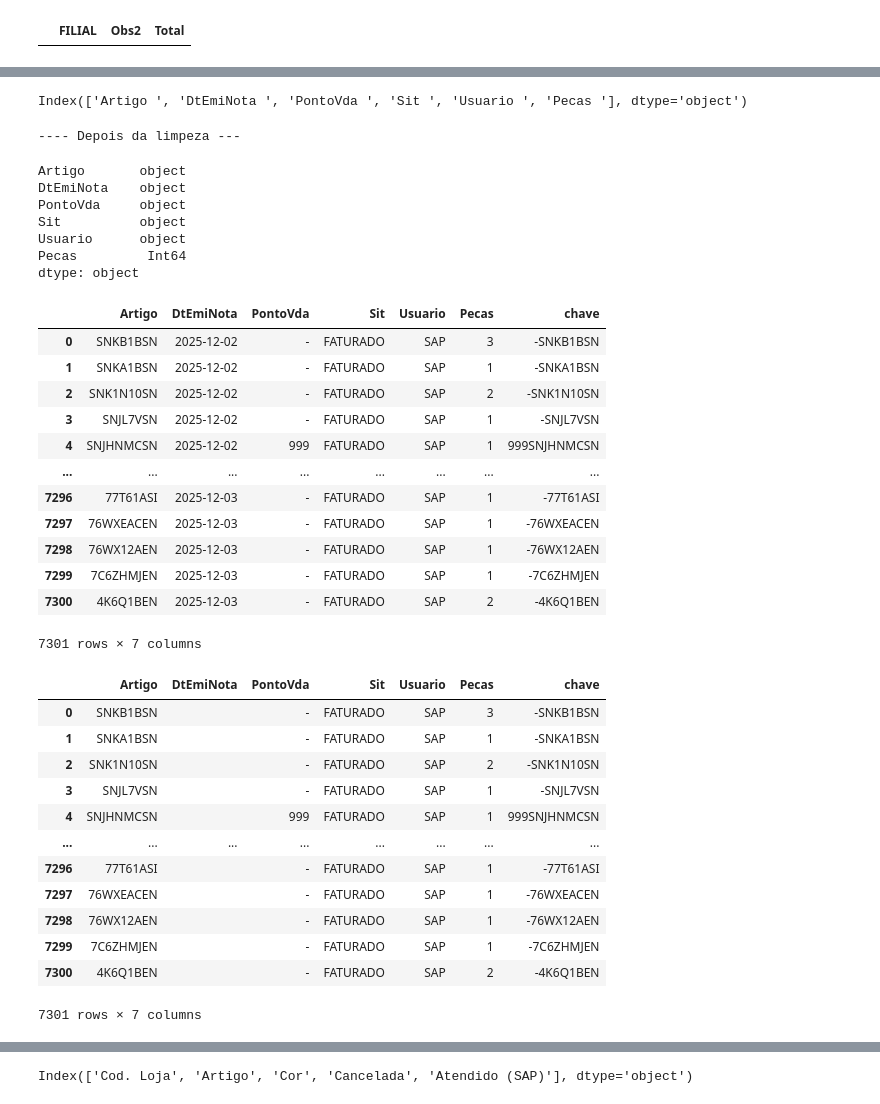
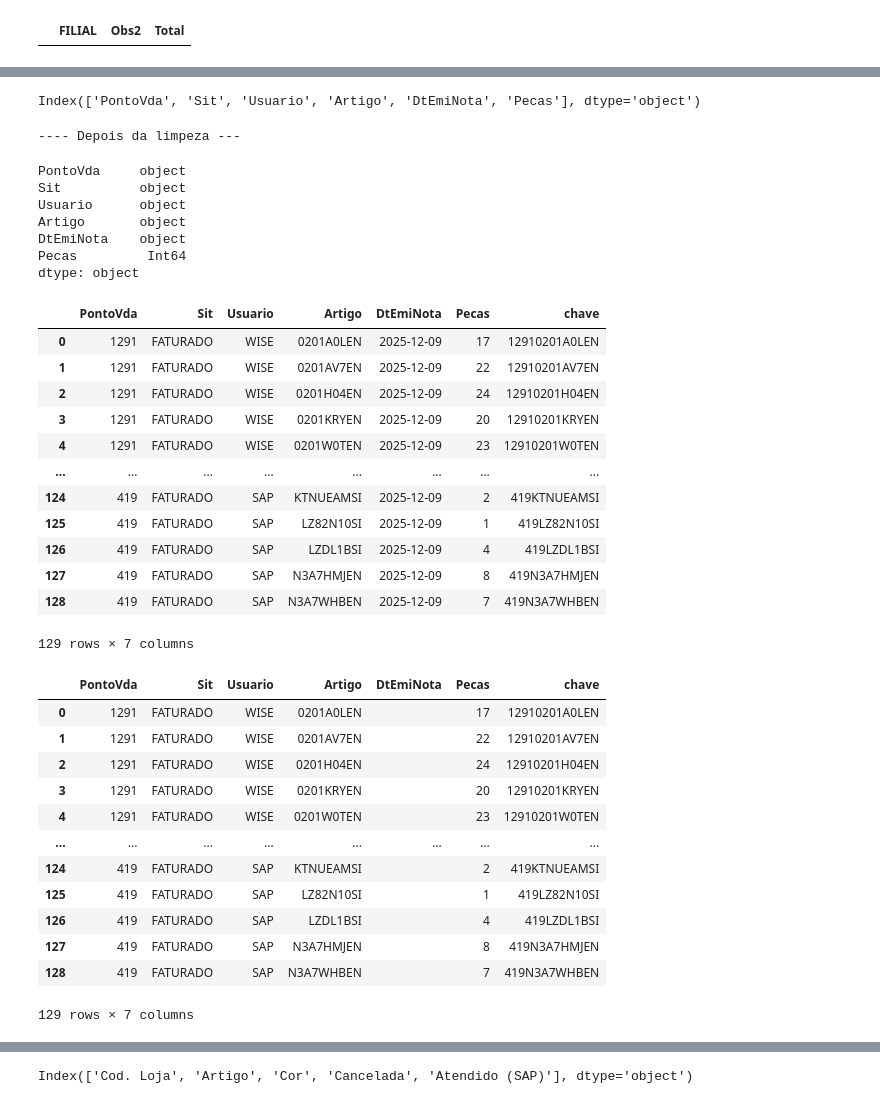
Before and after one commit to Gabrielxdev/TRABALHO, a Jupyter notebook: carteira_estoque.ipynb, the cells around one changed output, grey strips where cells are left out. Saved outputs shown, nothing was run; the diff lists cells and outputs as text; code cells hidden in the pictures.

```diff
--- a/carteira_estoque.ipynb
+++ b/carteira_estoque.ipynb
@@ -9,12 +9,12 @@ from pathlib import Path
 
 bases_path = Path("bases")
 
-checklist = bases_path / "HERING_FRANQUIA_checklist_RA_SMOOTH_0_2_2025-12-03.xlsx"
-relatorio = bases_path / "relatorio.xlsx"
-estoque = bases_path / "STK_3.12.xlsx"
-carteira = bases_path / "CA_APS_3.12.xlsx"
-carteira_fat = bases_path / "CA_F_3.12.xlsx"
-df_check = pd.read_excel(checklist, usecols=['FILIAL', 'ARTIGO_COR', 'PRESENTE', 'TRANSITO', 'EMBALADO', 'RESERVADO'], engine="calamine")
+checklist = bases_path / "HERING_FRANQUIA_checklist_RA_NORMAL_RA_2025-12-10.xlsx"
+relatorio = bases_path / "relatorio_ra-todas_03e04-12-2025.xlsx"
+estoque = bases_path / "STK_QLIK_10.xlsx"
+carteira = bases_path / "CA_APS_2.0.xlsx"
+carteira_fat = bases_path / "CARTEIRA_F_2.0.xlsx"
+df_check = pd.read_excel(checklist, usecols=['FILIAL', 'ARTIGO_COR', 'PRESENTE', 'TRANSITO', 'EMBALADO', 'RESERVADO'], engine="calamine", sheet_name="Tabela1")
 df_relatorio = pd.read_excel(relatorio, header=5, usecols=['Cod. Loja', 'Artigo', 'Cor', 'Atendido (SAP)', 'Cancelada'], engine="calamine")
 df_estoque = pd.read_excel(estoque, engine="calamine")
 df_cat = pd.read_excel(carteira, engine="calamine")
@@ -41,3 +41,4 @@ df_check['FILIAL'] = df_check['FILIAL'].astype(str)
 df_check['chave'] =  df_check['FILIAL'] + df_check['ARTIGO_COR']
 # %%
 df_check.head()
+pd.reset_option('display.max_rows')
@@ -534,7 +545,7 @@ df_cat_fat_hoje_ontem
 # %%
 df_cat_fat_hoje_ontem.columns
 # %% [output]
-Index(['Artigo ', 'DtEmiNota ', 'PontoVda ', 'Sit ', 'Usuario ', 'Pecas '], dtype='object')
+Index(['PontoVda', 'Sit', 'Usuario', 'Artigo', 'DtEmiNota', 'Pecas'], dtype='object')
 # %%
 df_cat_fat_hoje_ontem.columns = df_cat_fat_hoje_ontem.columns.str.strip()
 
@@ -554,55 +565,55 @@ print("\n\n---- Depois da limpeza ---")
 df_cat_fat_hoje_ontem.dtypes
 # %% [output]
 ---- Depois da limpeza ---
-Artigo       object
-DtEmiNota    object
 PontoVda     object
 Sit          object
 Usuario      object
+Artigo       object
+DtEmiNota    object
 Pecas         Int64
 dtype: object
 # %%
 df_cat_fat_hoje_ontem['chave'] = df_cat_fat_hoje_ontem['PontoVda'] + df_cat_fat_hoje_ontem['Artigo']
 df_cat_fat_hoje_ontem
 # %% [output]
-|  | Artigo | DtEmiNota | PontoVda | Sit | Usuario | Pecas | chave |
-| 0 | SNKB1BSN | 2025-12-02 | - | FATURADO | SAP | 3 | -SNKB1BSN |
-| 1 | SNKA1BSN | 2025-12-02 | - | FATURADO | SAP | 1 | -SNKA1BSN |
-| 2 | SNK1N10SN | 2025-12-02 | - | FATURADO | SAP | 2 | -SNK1N10SN |
-| 3 | SNJL7VSN | 2025-12-02 | - | FATURADO | SAP | 1 | -SNJL7VSN |
-| 4 | SNJHNMCSN | 2025-12-02 | 999 | FATURADO | SAP | 1 | 999SNJHNMCSN |
+|  | PontoVda | Sit | Usuario | Artigo | DtEmiNota | Pecas | chave |
+| 0 | 1291 | FATURADO | WISE | 0201A0LEN | 2025-12-09 | 17 | 12910201A0LEN |
+| 1 | 1291 | FATURADO | WISE | 0201AV7EN | 2025-12-09 | 22 | 12910201AV7EN |
+| 2 | 1291 | FATURADO | WISE | 0201H04EN | 2025-12-09 | 24 | 12910201H04EN |
+| 3 | 1291 | FATURADO | WISE | 0201KRYEN | 2025-12-09 | 20 | 12910201KRYEN |
+| 4 | 1291 | FATURADO | WISE | 0201W0TEN | 2025-12-09 | 23 | 12910201W0TEN |
 | ... | ... | ... | ... | ... | ... | ... | ... |
-| 7296 | 77T61ASI | 2025-12-03 | - | FATURADO | SAP | 1 | -77T61ASI |
-| 7297 | 76WXEACEN | 2025-12-03 | - | FATURADO | SAP | 1 | -76WXEACEN |
-| 7298 | 76WX12AEN | 2025-12-03 | - | FATURADO | SAP | 1 | -76WX12AEN |
-| 7299 | 7C6ZHMJEN | 2025-12-03 | - | FATURADO | SAP | 1 | -7C6ZHMJEN |
-| 7300 | 4K6Q1BEN | 2025-12-03 | - | FATURADO | SAP | 2 | -4K6Q1BEN |
+| 124 | 419 | FATURADO | SAP | KTNUEAMSI | 2025-12-09 | 2 | 419KTNUEAMSI |
+| 125 | 419 | FATURADO | SAP | LZ82N10SI | 2025-12-09 | 1 | 419LZ82N10SI |
+| 126 | 419 | FATURADO | SAP | LZDL1BSI | 2025-12-09 | 4 | 419LZDL1BSI |
+| 127 | 419 | FATURADO | SAP | N3A7HMJEN | 2025-12-09 | 8 | 419N3A7HMJEN |
+| 128 | 419 | FATURADO | SAP | N3A7WHBEN | 2025-12-09 | 7 | 419N3A7WHBEN |
-7301 rows × 7 columns
+129 rows × 7 columns
 # %%
 df_cat_fat_hoje_ontem["DtEmiNota"] = ''
 # 1. Remove a coluna do final e guarda numa variável temporária
 coluna_para_mover = df_cat_fat_hoje_ontem.pop('DtEmiNota')
 
 # 2. Insere ela na posição 1 (Logo após 'Artigo')
 # A sintaxe é: .insert(posicao_numerica, 'nome_coluna', conteudo)
-df_cat_fat_hoje_ontem.insert(1, 'DtEmiNota', coluna_para_mover)
+df_cat_fat_hoje_ontem.insert(4, 'DtEmiNota', coluna_para_mover)
 
 # Exibe o resultado
 df_cat_fat_hoje_ontem
 # %% [output]
-|  | Artigo | DtEmiNota | PontoVda | Sit | Usuario | Pecas | chave |
-| 0 | SNKB1BSN |  | - | FATURADO | SAP | 3 | -SNKB1BSN |
-| 1 | SNKA1BSN |  | - | FATURADO | SAP | 1 | -SNKA1BSN |
-| 2 | SNK1N10SN |  | - | FATURADO | SAP | 2 | -SNK1N10SN |
-| 3 | SNJL7VSN |  | - | FATURADO | SAP | 1 | -SNJL7VSN |
-| 4 | SNJHNMCSN |  | 999 | FATURADO | SAP | 1 | 999SNJHNMCSN |
+|  | PontoVda | Sit | Usuario | Artigo | DtEmiNota | Pecas | chave |
+| 0 | 1291 | FATURADO | WISE | 0201A0LEN |  | 17 | 12910201A0LEN |
+| 1 | 1291 | FATURADO | WISE | 0201AV7EN |  | 22 | 12910201AV7EN |
+| 2 | 1291 | FATURADO | WISE | 0201H04EN |  | 24 | 12910201H04EN |
+| 3 | 1291 | FATURADO | WISE | 0201KRYEN |  | 20 | 12910201KRYEN |
+| 4 | 1291 | FATURADO | WISE | 0201W0TEN |  | 23 | 12910201W0TEN |
 | ... | ... | ... | ... | ... | ... | ... | ... |
-| 7296 | 77T61ASI |  | - | FATURADO | SAP | 1 | -77T61ASI |
-| 7297 | 76WXEACEN |  | - | FATURADO | SAP | 1 | -76WXEACEN |
-| 7298 | 76WX12AEN |  | - | FATURADO | SAP | 1 | -76WX12AEN |
-| 7299 | 7C6ZHMJEN |  | - | FATURADO | SAP | 1 | -7C6ZHMJEN |
-| 7300 | 4K6Q1BEN |  | - | FATURADO | SAP | 2 | -4K6Q1BEN |
+| 124 | 419 | FATURADO | SAP | KTNUEAMSI |  | 2 | 419KTNUEAMSI |
+| 125 | 419 | FATURADO | SAP | LZ82N10SI |  | 1 | 419LZ82N10SI |
+| 126 | 419 | FATURADO | SAP | LZDL1BSI |  | 4 | 419LZDL1BSI |
+| 127 | 419 | FATURADO | SAP | N3A7HMJEN |  | 8 | 419N3A7HMJEN |
+| 128 | 419 | FATURADO | SAP | N3A7WHBEN |  | 7 | 419N3A7WHBEN |
-7301 rows × 7 columns
+129 rows × 7 columns
 # %%
 
 df_consolidado = pd.concat([df_cat, df_cat_fat_hoje_ontem], ignore_index=True)
```
Also changed, not shown: parts of 47 cells of this notebook, 7 other files.
